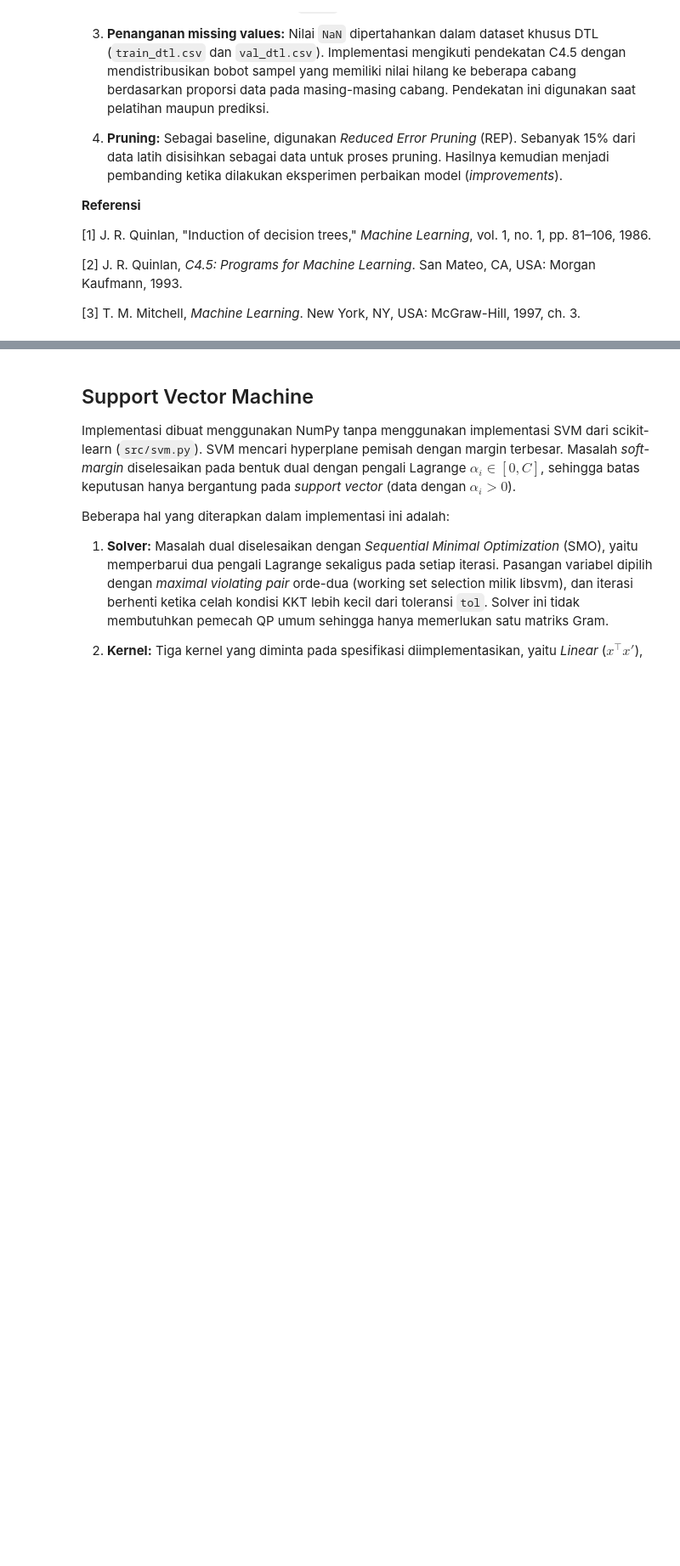
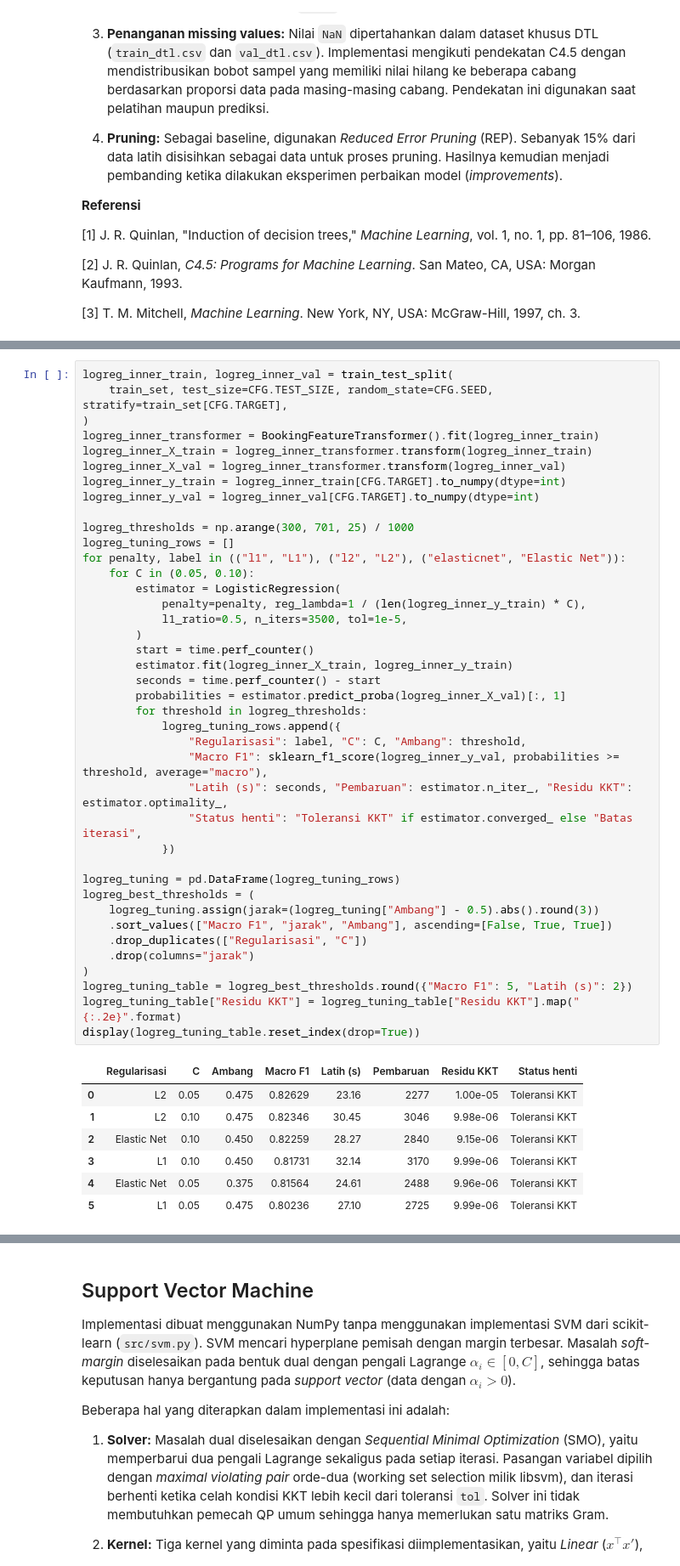
Before and after one commit to mhps-null/IF3170_G15_MessiLearning, a Jupyter notebook: notebooks/Copy_of_Notebook_Template_Tugas_Besar_2_IF3170_Inteligensi_Artifisial_2026_2027.ipynb, the cells around one changed output, grey strips where cells are left out. Shown at 85% size. Drawn from its saved outputs; the diff is of its cells as text; blank space fills up the shorter version.

```diff
--- a/notebooks/Copy_of_Notebook_Template_Tugas_Besar_2_IF3170_Inteligensi_Artifisial_2026_2027.ipynb
+++ b/notebooks/Copy_of_Notebook_Template_Tugas_Besar_2_IF3170_Inteligensi_Artifisial_2026_2027.ipynb
@@ -1963,0 +1965,48 @@ Seperti KNN, 20% dari partisi latih disisihkan secara stratified dengan seed 42.
+# %%
+logreg_inner_train, logreg_inner_val = train_test_split(
+    train_set, test_size=CFG.TEST_SIZE, random_state=CFG.SEED, stratify=train_set[CFG.TARGET],
+)
+logreg_inner_transformer = BookingFeatureTransformer().fit(logreg_inner_train)
+logreg_inner_X_train = logreg_inner_transformer.transform(logreg_inner_train)
+logreg_inner_X_val = logreg_inner_transformer.transform(logreg_inner_val)
+logreg_inner_y_train = logreg_inner_train[CFG.TARGET].to_numpy(dtype=int)
+logreg_inner_y_val = logreg_inner_val[CFG.TARGET].to_numpy(dtype=int)
+
+logreg_thresholds = np.arange(300, 701, 25) / 1000
+logreg_tuning_rows = []
+for penalty, label in (("l1", "L1"), ("l2", "L2"), ("elasticnet", "Elastic Net")):
+    for C in (0.05, 0.10):
+        estimator = LogisticRegression(
+            penalty=penalty, reg_lambda=1 / (len(logreg_inner_y_train) * C),
+            l1_ratio=0.5, n_iters=3500, tol=1e-5,
+        )
+        start = time.perf_counter()
+        estimator.fit(logreg_inner_X_train, logreg_inner_y_train)
+        seconds = time.perf_counter() - start
+        probabilities = estimator.predict_proba(logreg_inner_X_val)[:, 1]
+        for threshold in logreg_thresholds:
+            logreg_tuning_rows.append({
+                "Regularisasi": label, "C": C, "Ambang": threshold,
+                "Macro F1": sklearn_f1_score(logreg_inner_y_val, probabilities >= threshold, average="macro"),
+                "Latih (s)": seconds, "Pembaruan": estimator.n_iter_, "Residu KKT": estimator.optimality_,
+                "Status henti": "Toleransi KKT" if estimator.converged_ else "Batas iterasi",
+            })
+
+logreg_tuning = pd.DataFrame(logreg_tuning_rows)
+logreg_best_thresholds = (
+    logreg_tuning.assign(jarak=(logreg_tuning["Ambang"] - 0.5).abs().round(3))
+    .sort_values(["Macro F1", "jarak", "Ambang"], ascending=[False, True, True])
+    .drop_duplicates(["Regularisasi", "C"])
+    .drop(columns="jarak")
+)
+logreg_tuning_table = logreg_best_thresholds.round({"Macro F1": 5, "Latih (s)": 2})
+logreg_tuning_table["Residu KKT"] = logreg_tuning_table["Residu KKT"].map("{:.2e}".format)
+display(logreg_tuning_table.reset_index(drop=True))
+# %% [output]
+|  | Regularisasi | C | Ambang | Macro F1 | Latih (s) | Pembaruan | Residu KKT | Status henti |
+| 0 | L2 | 0.05 | 0.475 | 0.82629 | 23.16 | 2277 | 1.00e-05 | Toleransi KKT |
+| 1 | L2 | 0.10 | 0.475 | 0.82346 | 30.45 | 3046 | 9.98e-06 | Toleransi KKT |
+| 2 | Elastic Net | 0.10 | 0.450 | 0.82259 | 28.27 | 2840 | 9.15e-06 | Toleransi KKT |
+| 3 | L1 | 0.10 | 0.450 | 0.81731 | 32.14 | 3170 | 9.99e-06 | Toleransi KKT |
+| 4 | Elastic Net | 0.05 | 0.375 | 0.81564 | 24.61 | 2488 | 9.96e-06 | Toleransi KKT |
+| 5 | L1 | 0.05 | 0.475 | 0.80236 | 27.10 | 2725 | 9.99e-06 | Toleransi KKT |
```
Also changed, not shown: parts of 22 cells of this notebook.
